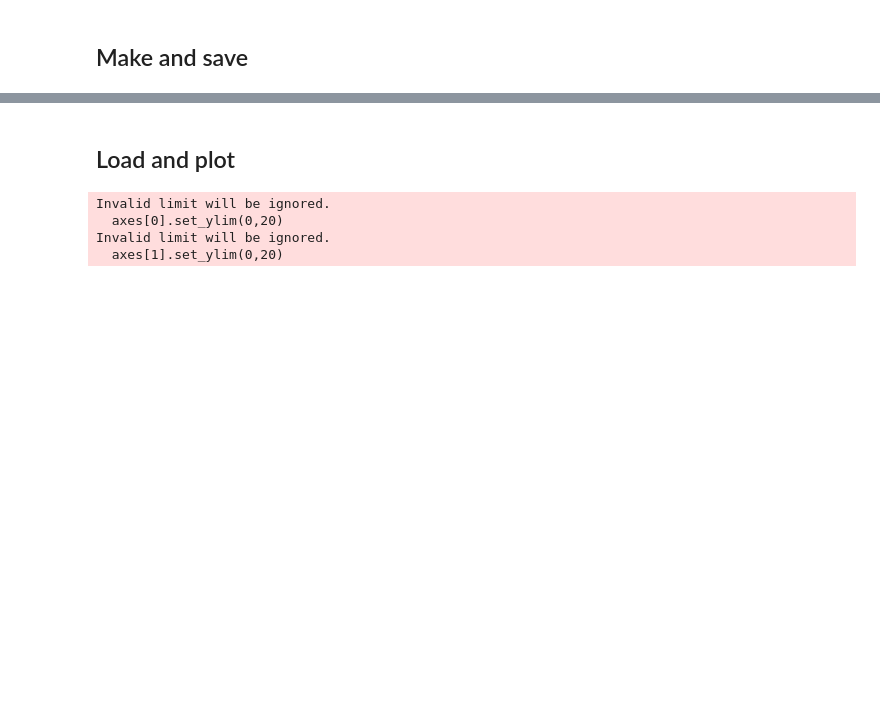
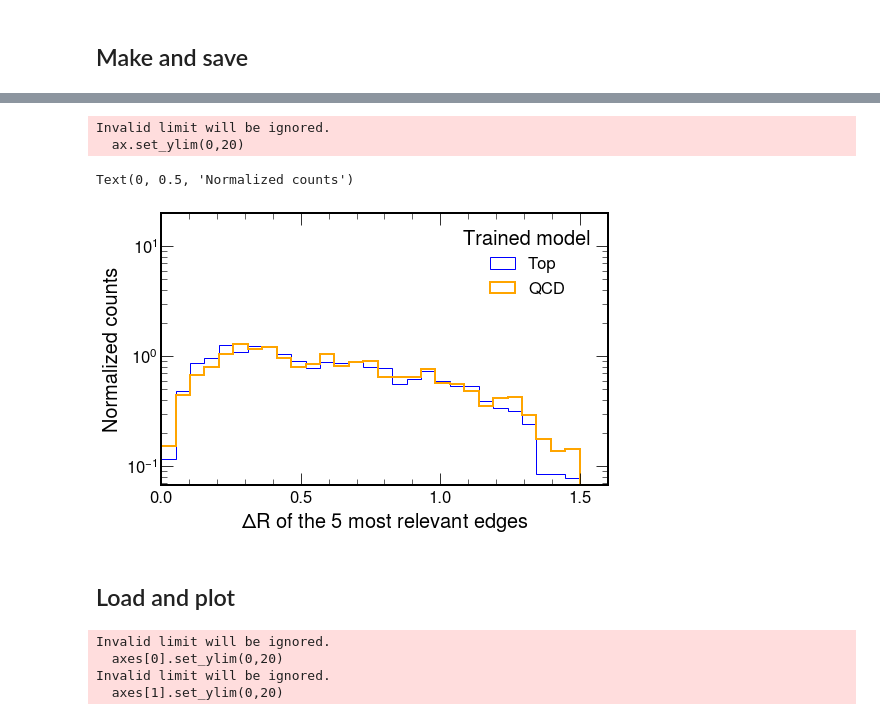
Before and after one commit to farakiko/xai4hep, a Jupyter notebook: binder/particlenet.ipynb, the cells around one changed output, grey strips where cells are left out. Saved outputs shown, nothing was run; the diff lists cells and outputs as text; code cells hidden in the pictures; blank space fills up the shorter version.

```diff
--- a/binder/particlenet.ipynb
+++ b/binder/particlenet.ipynb
@@ -31,11 +31,12 @@ plt.rcParams.update({'font.size': 20})
 # load the trained model
 device = 'cpu'
 PATH = "ParticleNet_6"
+PATH = "ParticleNet_depth2"
 
 with open(f"{PATH}/model_kwargs.pkl", "rb") as f:
     model_kwargs = pkl.load(f)
 
-state_dict = torch.load(f"{PATH}/best_epoch_weights.pth", map_location=device)
+state_dict = torch.load(f"{PATH}/weights/best_epoch_weights.pth", map_location=device)
 
 model = ParticleNet(**model_kwargs)
 model.load_state_dict(state_dict)
@@ -69,7 +70,7 @@ sig = nn.Sigmoid()
 
 y_score = None
 y_test = None
-for i, batch in tqdm(enumerate(loader1)):
+for i, batch in tqdm(enumerate(loader)):
     preds, _, _, _ = model(batch)
     preds = sig(preds).detach()
 
@@ -133,10 +140,9 @@ def get_dr_Mij(trained=True):
 
         if trained:
             PATH = "ParticleNet_6/Rscores_best_10k"
-#             PATH = "ParticleNet_them12/Rscores_best_10k"
+            PATH = "ParticleNet_depth2/Rscores_best"
         else:
             PATH = f"ParticleNet_6/Rscores_{loop}"
-#             PATH = f"ParticleNet_them12/Rscores_{aa[loop]}"
 
         with open(f'{PATH}/batch_x.pkl', 'rb') as handle:
             batch_x_list = pkl.load(handle)
@@ -239,3 +245,5 @@ with open('paper/dr_top_untrained.pkl', 'wb') as f:
     pkl.dump(dr_top_untrained, f)
 with open('paper/dr_qcd_untrained.pkl', 'wb') as f:
     pkl.dump(dr_qcd_untrained, f)
+# %%
+dr_top_trained, dr_qcd_trained, Mij_top_trained, Mij_qcd_trained = get_dr_Mij(trained=True)
@@ -242,3 +268,20 @@ with open('paper/dr_qcd_untrained.pkl', 'wb') as f:
+# %%
+# make the plot
+fig, ax = plt.subplots(figsize=(8,5))
+ax.hist(dr_top_trained, bins=np.linspace(0, 1.5, 30), label='Top', color="Blue", histtype='step', linewidth=1, density=True)
+ax.hist(dr_qcd_trained, bins=np.linspace(0, 1.5, 30), label='QCD', color="Orange", histtype='step', linewidth=2, density=True)
+ax.legend(title='Trained model')
+ax.set_yscale('log')
+ax.set_ylim(0,20)
+ax.set_xlim(0,1.6)
+ax.set_xticks([0,0.5,1,1.5])
+ax.set_xlabel('$\Delta$R of the 5 most relevant edges')
+ax.set_ylabel('Normalized counts')
+# %% [output]
+Invalid limit will be ignored.
+  ax.set_ylim(0,20)
+Text(0, 0.5, 'Normalized counts')
+[figure, added]
 # %% [markdown]
 ## Load and plot
 # %%
```
Also changed, not shown: parts of 3 cells of this notebook, 2 other files.
